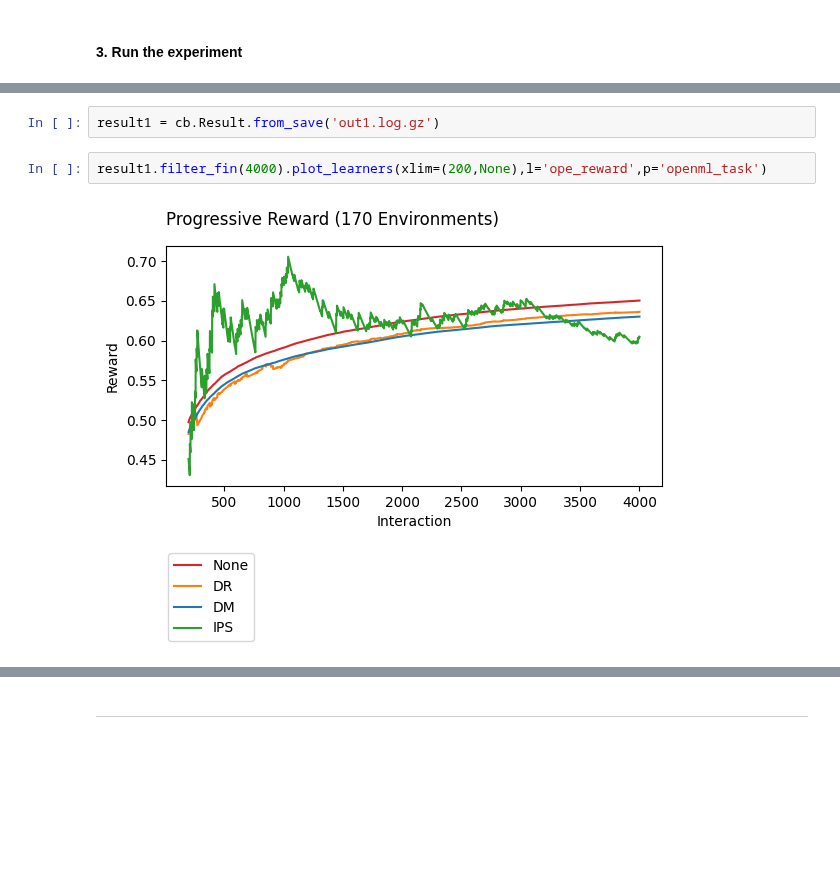
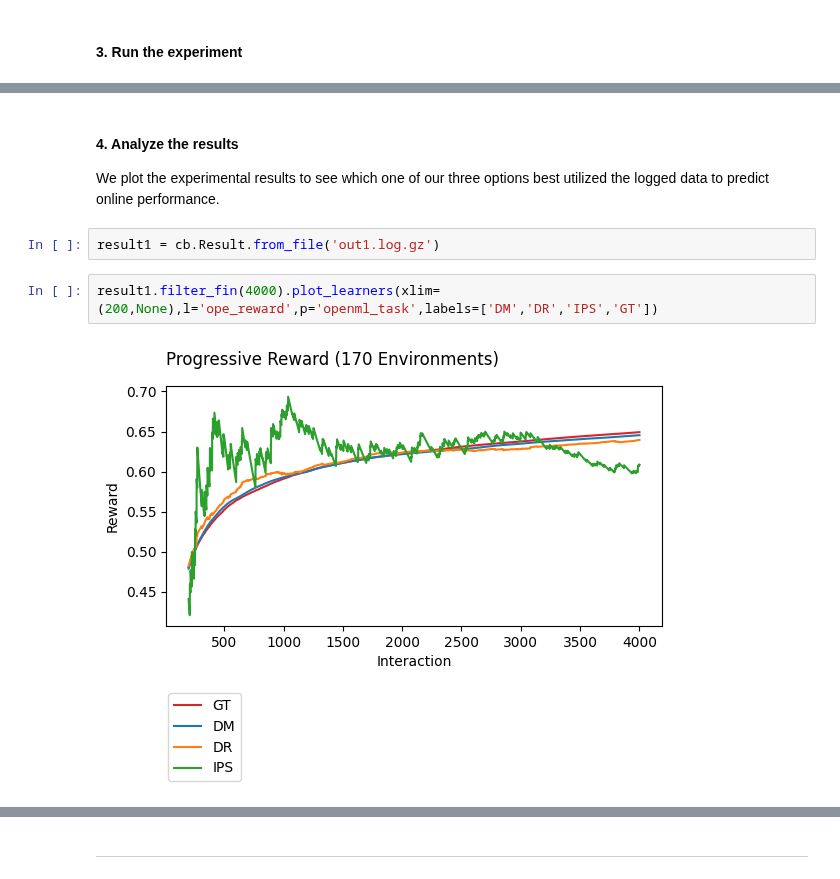
Before and after one commit to VowpalWabbit/coba, a Jupyter notebook: examples/notebooks/Logged.ipynb, the cells around one changed output, grey strips where cells are left out. Cells and saved outputs as stored; diff of their text form; blank space fills up the shorter version.

Commit message:
Added a finished logged notebook along with some improvements to the OpeRewards filter.

```diff
--- a/examples/notebooks/Logged.ipynb
+++ b/examples/notebooks/Logged.ipynb
@@ -37,6 +38,10 @@ Wall time: 12min 11s
-# %%
-result1 = cb.Result.from_save('out1.log.gz')
+# %% [markdown]
+#### 4. Analyze the results
+
+We plot the experimental results to see which one of our three options best utilized the logged data to predict online performance.
+# %%
+result1 = cb.Result.from_file('out1.log.gz')
 # %%
-result1.filter_fin(4000).plot_learners(xlim=(200,None),l='ope_reward',p='openml_task')
+result1.filter_fin(4000).plot_learners(xlim=(200,None),l='ope_reward',p='openml_task',labels=['DM','DR','IPS','GT'])
 # %% [output]
-[figure, old version]
+[figure, new version]
```
Also changed, not shown: parts of 14 cells of this notebook, 2 other files.
